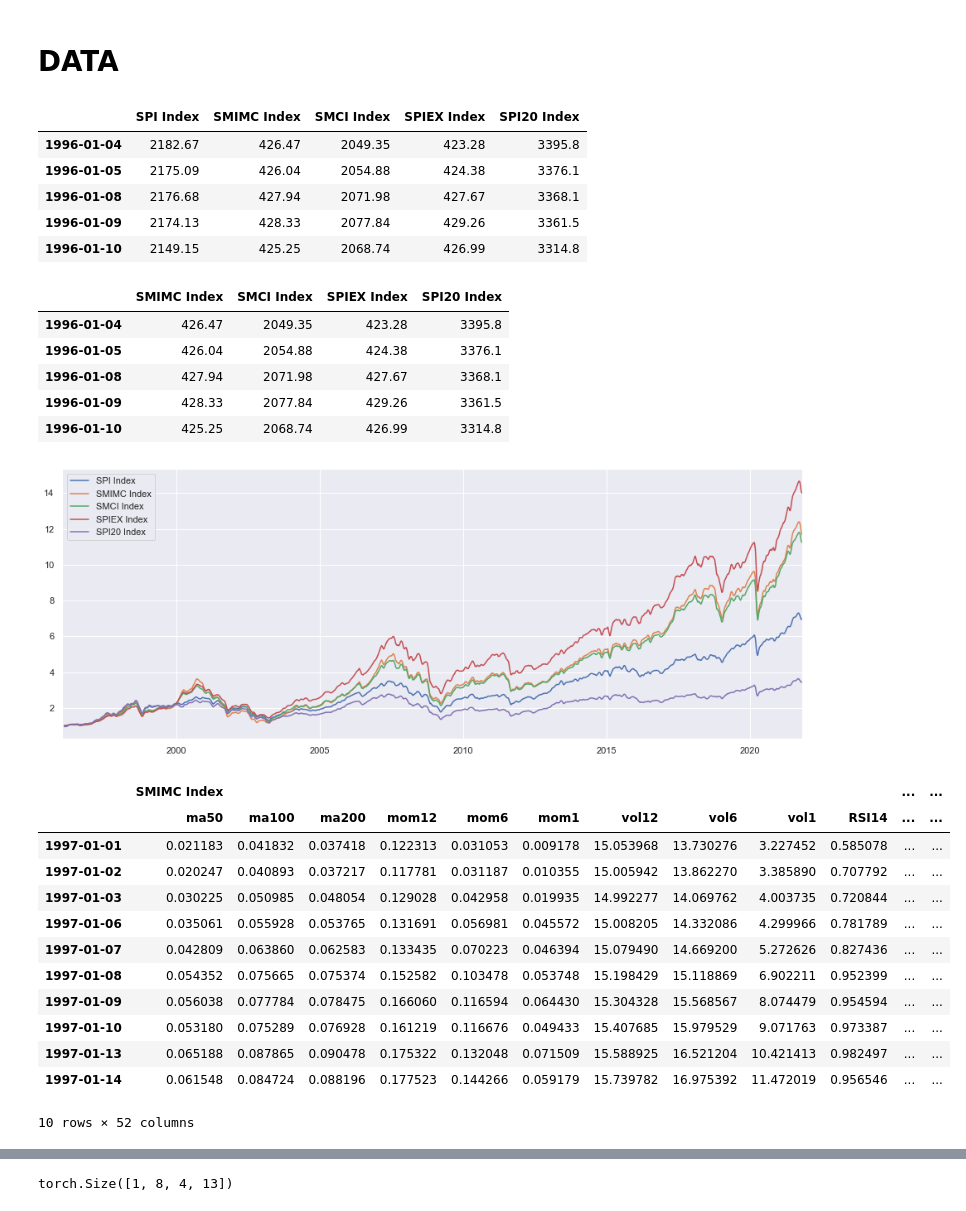
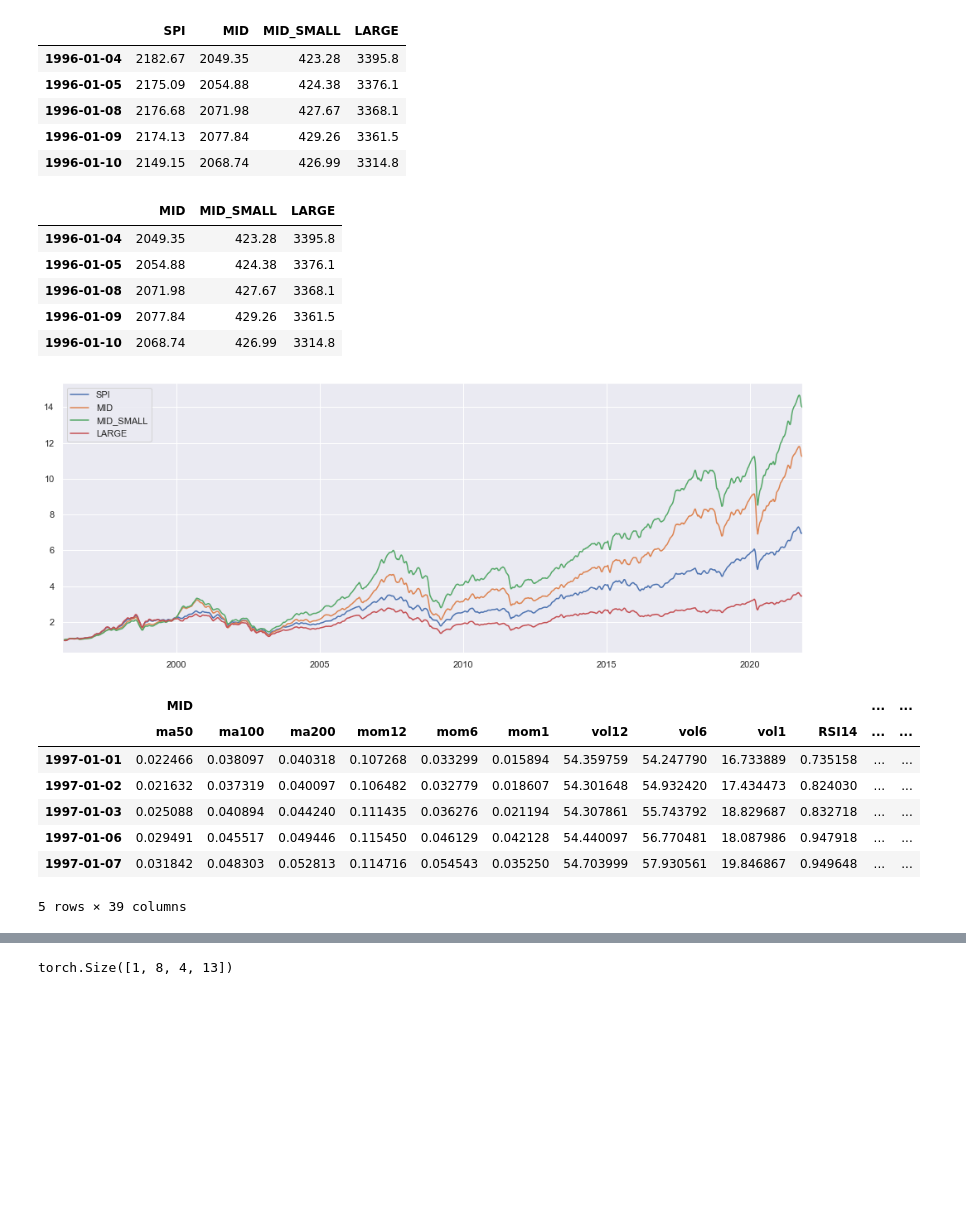
Before and after one commit to lacoupe/BCVS, a Jupyter notebook: SW/ml_size.ipynb, the cells around one changed output, grey strips where cells are left out. Saved outputs shown, nothing was run; the diff lists cells and outputs as text; code cells hidden in the pictures; blank space fills up the shorter version.

```diff
--- a/SW/ml_size.ipynb
+++ b/SW/ml_size.ipynb
@@ -9,4 +9,10 @@ from dateutil.relativedelta import relativedelta
 from tqdm import tqdm
 import calendar
 import itertools
-import shap
+
+pd.set_option('display.max_columns', 100)
+
+import os
+os.environ['KMP_DUPLICATE_LIB_OK']='True'
+
+sns.set_theme(style='darkgrid')
@@ -180,36 +27,37 @@ def price_to_perf(df, log=False):
-# %% [markdown]
-# DATA
 # %%
 indices_price_excel = pd.read_csv('SW_data/prices.csv', index_col=0, parse_dates=True)
 #indices_price_excel = pd.read_excel('SW_data/indices_price.xlsx', parse_dates=True, index_col=0, skiprows=[0,1,2,3,5,6,7])
 #indices_price_excel.to_csv('SW_data/prices.csv', index=True)
+indices_price_excel.drop(columns=['SMIMC Index'], inplace=True)
 indices_price_excel.head()
+indices_price_excel.columns = ['SPI', 'MID', 'MID_SMALL', 'LARGE']
+indices_price_excel.head()
 # %% [output]
-|  | SPI Index | SMIMC Index | SMCI Index | SPIEX Index | SPI20 Index |
-| 1996-01-04 | 2182.67 | 426.47 | 2049.35 | 423.28 | 3395.8 |
-| 1996-01-05 | 2175.09 | 426.04 | 2054.88 | 424.38 | 3376.1 |
-| 1996-01-08 | 2176.68 | 427.94 | 2071.98 | 427.67 | 3368.1 |
-| 1996-01-09 | 2174.13 | 428.33 | 2077.84 | 429.26 | 3361.5 |
-| 1996-01-10 | 2149.15 | 425.25 | 2068.74 | 426.99 | 3314.8 |
+|  | SPI | MID | MID_SMALL | LARGE |
+| 1996-01-04 | 2182.67 | 2049.35 | 423.28 | 3395.8 |
+| 1996-01-05 | 2175.09 | 2054.88 | 424.38 | 3376.1 |
+| 1996-01-08 | 2176.68 | 2071.98 | 427.67 | 3368.1 |
+| 1996-01-09 | 2174.13 | 2077.84 | 429.26 | 3361.5 |
+| 1996-01-10 | 2149.15 | 2068.74 | 426.99 | 3314.8 |
 # %%
-bench_price = indices_price_excel['SPI Index']
+bench_price = indices_price_excel['SPI']
 price = indices_price_excel[indices_price_excel.columns[1:]]
 daily_returns = price.pct_change().dropna()
 daily_return_bench = bench_price.pct_change()
 price.head()
 # %% [output]
-|  | SMIMC Index | SMCI Index | SPIEX Index | SPI20 Index |
-| 1996-01-04 | 426.47 | 2049.35 | 423.28 | 3395.8 |
-| 1996-01-05 | 426.04 | 2054.88 | 424.38 | 3376.1 |
-| 1996-01-08 | 427.94 | 2071.98 | 427.67 | 3368.1 |
-| 1996-01-09 | 428.33 | 2077.84 | 429.26 | 3361.5 |
-| 1996-01-10 | 425.25 | 2068.74 | 426.99 | 3314.8 |
+|  | MID | MID_SMALL | LARGE |
+| 1996-01-04 | 2049.35 | 423.28 | 3395.8 |
+| 1996-01-05 | 2054.88 | 424.38 | 3376.1 |
+| 1996-01-08 | 2071.98 | 427.67 | 3368.1 |
+| 1996-01-09 | 2077.84 | 429.26 | 3361.5 |
+| 1996-01-10 | 2068.74 | 426.99 | 3314.8 |
 # %%
 fig, ax = plt.subplots(figsize=(16,6))
 (indices_price_excel.pct_change() + 1).cumprod().rolling(20).mean().plot(ax=ax)
 plt.show()
 # %% [output]
-[figure, old version]
+[figure, new version]
 # %%
 mom12 = price.pct_change(periods=21 * 12)
 mom6 = price.pct_change(periods=21 * 6)
@@ -255,18 +103,13 @@ for col in price.columns:
 
 df_X = pd.concat(df_dict, axis=1)
 # %%
-df_X.head(10)
+df_X.head(5)
 # %% [output]
-|  | SMIMC Index |  |  |  |  |  |  |  |  |  | ... | ... |
+|  | MID |  |  |  |  |  |  |  |  |  | ... | ... |
 |  | ma50 | ma100 | ma200 | mom12 | mom6 | mom1 | vol12 | vol6 | vol1 | RSI14 | ... | ... |
-| 1997-01-01 | 0.021183 | 0.041832 | 0.037418 | 0.122313 | 0.031053 | 0.009178 | 15.053968 | 13.730276 | 3.227452 | 0.585078 | ... | ... |
-| 1997-01-02 | 0.020247 | 0.040893 | 0.037217 | 0.117781 | 0.031187 | 0.010355 | 15.005942 | 13.862270 | 3.385890 | 0.707792 | ... | ... |
-| 1997-01-03 | 0.030225 | 0.050985 | 0.048054 | 0.129028 | 0.042958 | 0.019935 | 14.992277 | 14.069762 | 4.003735 | 0.720844 | ... | ... |
-| 1997-01-06 | 0.035061 | 0.055928 | 0.053765 | 0.131691 | 0.056981 | 0.045572 | 15.008205 | 14.332086 | 4.299966 | 0.781789 | ... | ... |
-| 1997-01-07 | 0.042809 | 0.063860 | 0.062583 | 0.133435 | 0.070223 | 0.046394 | 15.079490 | 14.669200 | 5.272626 | 0.827436 | ... | ... |
-| 1997-01-08 | 0.054352 | 0.075665 | 0.075374 | 0.152582 | 0.103478 | 0.053748 | 15.198429 | 15.118869 | 6.902211 | 0.952399 | ... | ... |
-| 1997-01-09 | 0.056038 | 0.077784 | 0.078475 | 0.166060 | 0.116594 | 0.064430 | 15.304328 | 15.568567 | 8.074479 | 0.954594 | ... | ... |
-| 1997-01-10 | 0.053180 | 0.075289 | 0.076928 | 0.161219 | 0.116676 | 0.049433 | 15.407685 | 15.979529 | 9.071763 | 0.973387 | ... | ... |
-| 1997-01-13 | 0.065188 | 0.087865 | 0.090478 | 0.175322 | 0.132048 | 0.071509 | 15.588925 | 16.521204 | 10.421413 | 0.982497 | ... | ... |
-| 1997-01-14 | 0.061548 | 0.084724 | 0.088196 | 0.177523 | 0.144266 | 0.059179 | 15.739782 | 16.975392 | 11.472019 | 0.956546 | ... | ... |
+| 1997-01-01 | 0.022466 | 0.038097 | 0.040318 | 0.107268 | 0.033299 | 0.015894 | 54.359759 | 54.247790 | 16.733889 | 0.735158 | ... | ... |
+| 1997-01-02 | 0.021632 | 0.037319 | 0.040097 | 0.106482 | 0.032779 | 0.018607 | 54.301648 | 54.932420 | 17.434473 | 0.824030 | ... | ... |
+| 1997-01-03 | 0.025088 | 0.040894 | 0.044240 | 0.111435 | 0.036276 | 0.021194 | 54.307861 | 55.743792 | 18.829687 | 0.832718 | ... | ... |
+| 1997-01-06 | 0.029491 | 0.045517 | 0.049446 | 0.115450 | 0.046129 | 0.042128 | 54.440097 | 56.770481 | 18.087986 | 0.947918 | ... | ... |
+| 1997-01-07 | 0.031842 | 0.048303 | 0.052813 | 0.114716 | 0.054543 | 0.035250 | 54.703999 | 57.930561 | 19.846867 | 0.949648 | ... | ... |
-10 rows × 52 columns
+5 rows × 39 columns
```
Also changed, not shown: parts of 33 cells of this notebook, 3 other files.
